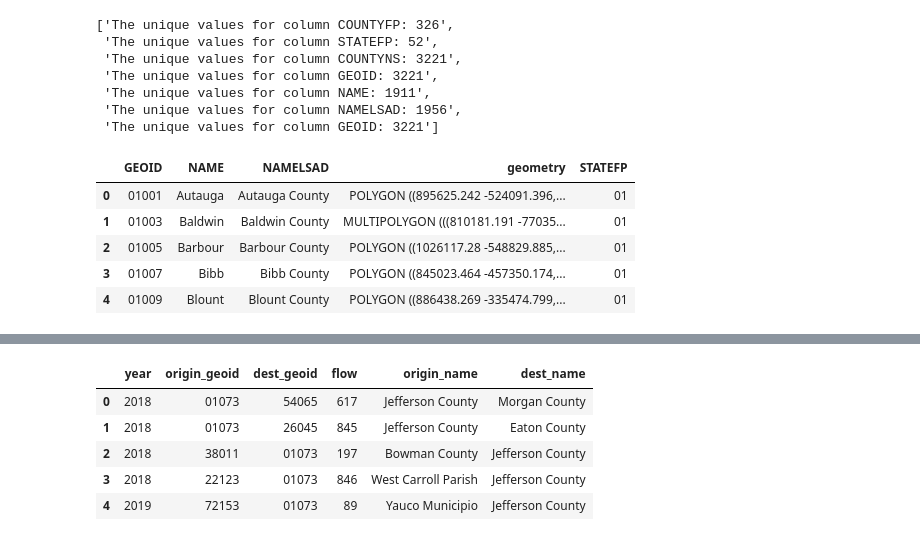
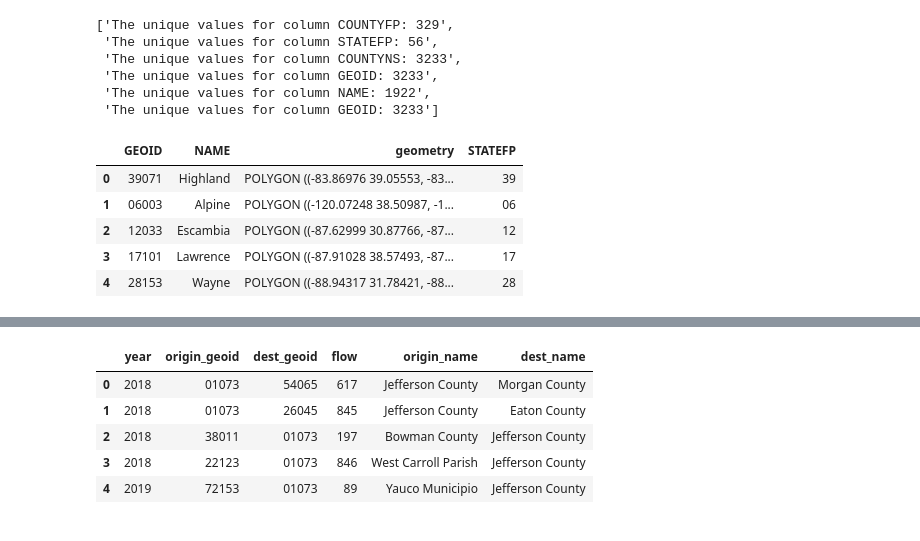
Before and after one commit to whzemuch/acs-dashboard, a Jupyter notebook: python_scripts/generate_geoData.ipynb, the cells around one changed output, grey strips where cells are left out. Cells and saved outputs as stored; diff of their text form; code cells hidden in the pictures.

```diff
--- a/python_scripts/generate_geoData.ipynb
+++ b/python_scripts/generate_geoData.ipynb
@@ -9 +11,8 @@ PATH_DICT = {
+# %%
+PATH_DICT = {
+    "SHP_NHGIS": "../public/data/nhgis0001_shapefile_tl2020_us_county_2020/US_county_2020.shp",
+    "SHP_FILE": "../public/data/cb_2018_us_county_5m/cb_2018_us_county_5m.shp",
+    "MIGRATION_FILE":  "../public/data/geo/tl2020_us_county_2020_pseudo.csv",
+    "geoData_FILE" :"../public/data/geo/cb_2018_us_county_5m_boundaries.geojson"
+}
 # %%
@@ -79,23 +127,22 @@ column_dict = {
 # %%
-COLS_CHECK = ["COUNTYFP", "STATEFP" , "COUNTYNS", "GEOID", "NAME", "NAMELSAD", "GEOID"]
+COLS_CHECK = ["COUNTYFP", "STATEFP" , "COUNTYNS", "GEOID", "NAME", "GEOID"]
 [f"The unique values for column {col}: {gdf[col].nunique()}"
             for col in  COLS_CHECK
 ]
 # %% [output]
-['The unique values for column COUNTYFP: 326',
- 'The unique values for column STATEFP: 52',
- 'The unique values for column COUNTYNS: 3221',
- 'The unique values for column GEOID: 3221',
- 'The unique values for column NAME: 1911',
- 'The unique values for column NAMELSAD: 1956',
- 'The unique values for column GEOID: 3221']
+['The unique values for column COUNTYFP: 329',
+ 'The unique values for column STATEFP: 56',
+ 'The unique values for column COUNTYNS: 3233',
+ 'The unique values for column GEOID: 3233',
+ 'The unique values for column NAME: 1922',
+ 'The unique values for column GEOID: 3233']
 # %%
-counties_gdf = gdf[["GEOID", "NAME", "NAMELSAD", "geometry", "STATEFP"]]
+counties_gdf = gdf[["GEOID", "NAME", "geometry", "STATEFP"]]
 counties_gdf.head()
 # %% [output]
-|  | GEOID | NAME | NAMELSAD | geometry | STATEFP |
-| 0 | 01001 | Autauga | Autauga County | POLYGON ((895625.242 -524091.396,... | 01 |
-| 1 | 01003 | Baldwin | Baldwin County | MULTIPOLYGON (((810181.191 -77035... | 01 |
-| 2 | 01005 | Barbour | Barbour County | POLYGON ((1026117.28 -548829.885,... | 01 |
-| 3 | 01007 | Bibb | Bibb County | POLYGON ((845023.464 -457350.174,... | 01 |
-| 4 | 01009 | Blount | Blount County | POLYGON ((886438.269 -335474.799,... | 01 |
+|  | GEOID | NAME | geometry | STATEFP |
+| 0 | 39071 | Highland | POLYGON ((-83.86976 39.05553, -83... | 39 |
+| 1 | 06003 | Alpine | POLYGON ((-120.07248 38.50987, -1... | 06 |
+| 2 | 12033 | Escambia | POLYGON ((-87.62999 30.87766, -87... | 12 |
+| 3 | 17101 | Lawrence | POLYGON ((-87.91028 38.57493, -87... | 17 |
+| 4 | 28153 | Wayne | POLYGON ((-88.94317 31.78421, -88... | 28 |
```
Also changed, not shown: parts of 18 cells of this notebook, 6 other files.
